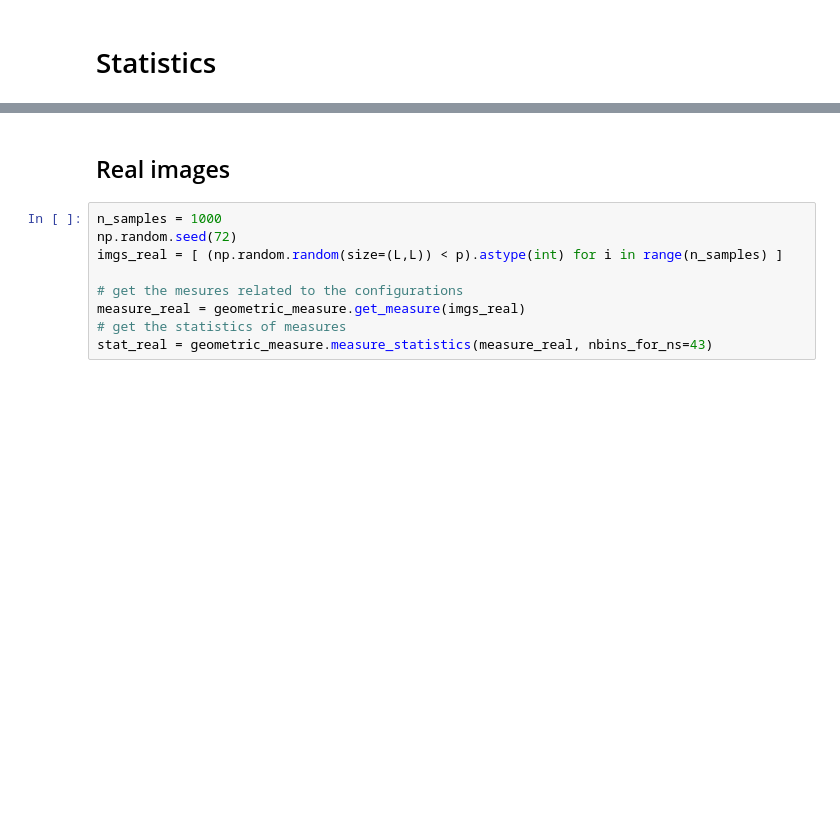
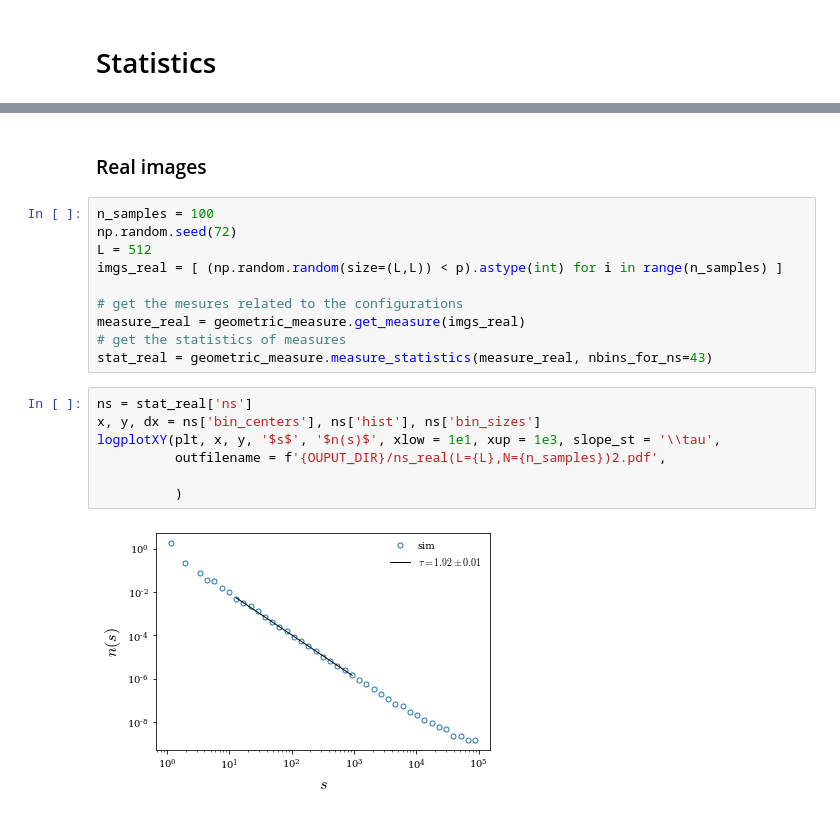
Before and after one commit to MatthieuSarkis/Improving-critical-exponents_pytorch, a Jupyter notebook: src/statphy/calculations.ipynb, the cells around one changed output, grey strips where cells are left out. Drawn from its saved outputs; the diff is of its cells as text; blank space fills up the shorter version.

```diff
--- a/src/statphy/calculations.ipynb
+++ b/src/statphy/calculations.ipynb
@@ -78,11 +91,21 @@ def logplotXY(plt, x, y, xlabel, ylabel):
 # %% [markdown]
-## Real images
+### Real images
 # %%
-n_samples = 1000
+n_samples = 100
 np.random.seed(72)
+L = 512
 imgs_real = [ (np.random.random(size=(L,L)) < p).astype(int) for i in range(n_samples) ]
 
 # get the mesures related to the configurations
 measure_real = geometric_measure.get_measure(imgs_real)
 # get the statistics of measures
 stat_real = geometric_measure.measure_statistics(measure_real, nbins_for_ns=43)
+# %%
+ns = stat_real['ns']
+x, y, dx = ns['bin_centers'], ns['hist'], ns['bin_sizes']
+logplotXY(plt, x, y, '$s$', '$n(s)$', xlow = 1e1, xup = 1e3, slope_st = '\\tau',
+          outfilename = f'{OUPUT_DIR}/ns_real(L={L},N={n_samples})2.pdf',
+
+          )
+# %% [output]
+[figure, added]
```
Also changed, not shown: parts of 9 cells of this notebook, 10 other files.
